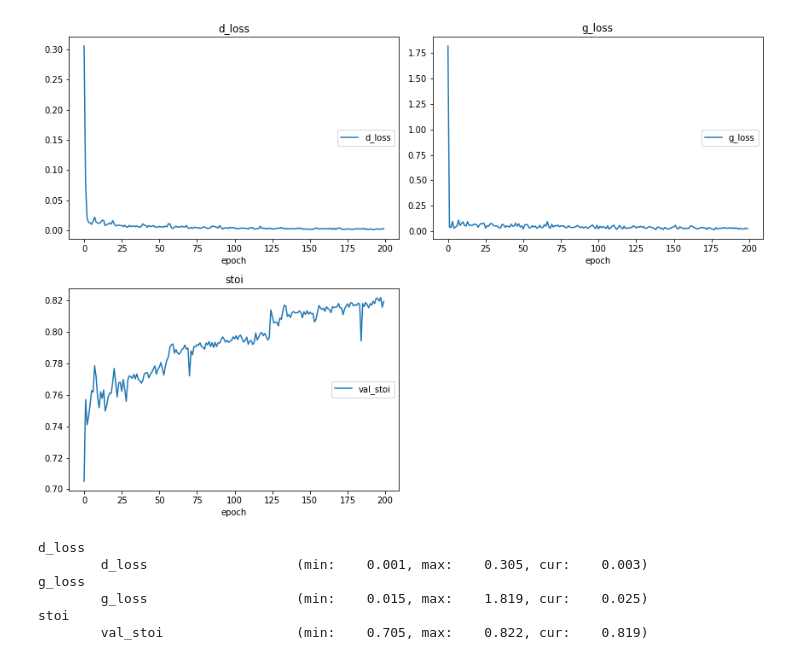
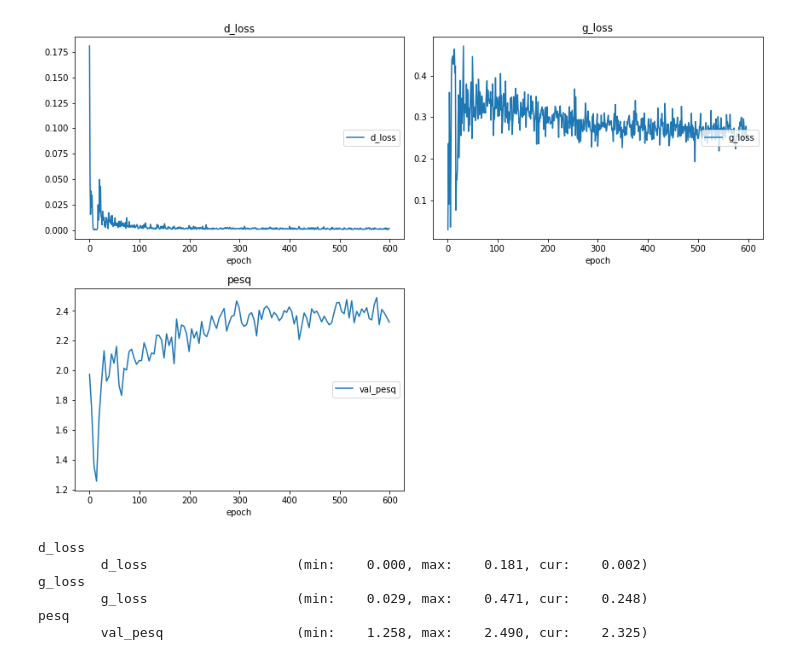
Before and after one commit to AverageName/Vk_MetricGan, a Jupyter notebook: Vk.ipynb, the cells around one changed output. Drawn from its saved outputs; the diff is of its cells as text; code cells hidden in the pictures.

```diff
--- a/Vk.ipynb
+++ b/Vk.ipynb
@@ -392,4 +8,13 @@ class MetricGan(nn.Module):
+# %%
+import os
+import torch
+os.chdir('/content/drive/My Drive/Colab Notebooks/Vk_MetricGan/')
+from utils import AudioDataset
+
+train_dataset = AudioDataset('/content/drive/My Drive/clean_trainset_wav', '/content/drive/My Drive/noisy_trainset_wav')
+val_dataset = AudioDataset('/content/drive/My Drive/clean_testset_resampled_wav', '/content/drive/My Drive/noisy_testset_resampled_wav')
 # %%
-#train_dataset = Timit('/content/drive/My Drive/data/lisa/data/timit/raw/TIMIT/TRAIN/', '/content/drive/My Drive/noisy_wavs/')
+from torch.utils.data.dataloader import DataLoader
+
 train_dataloader = DataLoader(train_dataset, batch_size=1, shuffle=True, num_workers=2)
-val_dataloader = DataLoader(val_dataset, batch_size=1, num_workers=2)
+val_dataloader = DataLoader(val_dataset, batch_size=1, num_workers=1)
@@ -445,58 +48,69 @@ def validation_metrics(model, val_dataloader, logs, val_best):
 # %%
+import torch
 from livelossplot import PlotLosses
+from MetricGan import MetricGan
+from livelossplot import PlotLosses
+import random
+import copy
+import time
 
-model = MetricGan(257, 200, 2, 300, "stoi", device=torch.device("cuda:0"))
+model = MetricGan(257, 200, 2, 300, "pesq", device=torch.device("cuda:0"))
 #model.load_state_dict(torch.load('/content/drive/My Drive/best_gan_checkp.pt'))
-optimizer_g = torch.optim.Adam(model.G.parameters(), betas=[0.5, 0.999], lr=0.0001)
-optimizer_d = torch.optim.Adam(model.D.parameters(), lr=0.0001)
-epochs = 200
+optimizer_g = torch.optim.Adam(model.G.parameters(), betas=[0.9, 0.999], lr=0.001)
+optimizer_d = torch.optim.Adam(model.D.parameters(), lr=0.001)
+epochs = 600
 liveloss = PlotLosses()
 val_best = 0.0
 for epoch in range(epochs):
     logs = {}
     running_loss_g = 0.0
     running_loss_d = 0.0
 
+    model.train()
     for idx, batch in enumerate(train_dataloader):
         if idx < 100:
-            optimizer_g.zero_grad()
-            loss_g = model.backward_G(batch)
-            running_loss_g += loss_g
-            optimizer_g.step()
+            if epoch == 0:
+                continue
+            else:
+                optimizer_g.zero_grad()
+                loss_g = model.backward_G(batch)
+                #print("Ground truth")
+                running_loss_g += loss_g
+                optimizer_g.step()
+        elif idx >= 100 and idx < 200:
 
-        # noisy = batch["noisy"].to(model.device)
-        # clean = batch["clean"].to(model.device)
-
-        # denoised = model.forward(noisy)
-        # logits = model.D(torch.stack([denoised, clean], dim=1))
-        # print(logits)
-        # print("Gen loss: ", loss_g)
-
-        elif idx >= 100 and idx < 200:
             optimizer_d.zero_grad()
             loss_d = model.backward_D(batch)
             running_loss_d += loss_d
-            #print("Discr loss: ", loss_d)
             optimizer_d.step()
+
+            batch["clean_clean"] = True
+
+            optimizer_d.zero_grad()
+            loss_d = model.backward_D(batch)
+            running_loss_d += loss_d
+            optimizer_d.step()
+
         else:
             break
 
 
         if idx % 50 == 49:
             print(idx + 1)
 
-    logs["g_loss"] = running_loss_g / 100
-    logs["d_loss"] = running_loss_d / 100
-    print("G loss: ", logs["g_loss"])
-    print("D loss: ", logs["d_loss"])
-    logs, val_best = validation_metrics(model, val_dataloader, logs, val_best)
+    if epoch > 0:
+        logs["g_loss"] = running_loss_g / 100
+
+    logs["d_loss"] = running_loss_d / 200
+    if (epoch + 1) % 5 == 0 or epoch == 0:
+        logs, val_best = validation_metrics(model, val_dataloader, logs, val_best)
     liveloss.update(logs)
     liveloss.send()
 # %% [output]
-[figure, old version]
+[figure, new version]
 d_loss
-        d_loss                   (min:    0.001, max:    0.305, cur:    0.003)
+        d_loss                   (min:    0.000, max:    0.181, cur:    0.002)
 g_loss
-        g_loss                   (min:    0.015, max:    1.819, cur:    0.025)
-stoi
-        val_stoi                 (min:    0.705, max:    0.822, cur:    0.819)
+        g_loss                   (min:    0.029, max:    0.471, cur:    0.248)
+pesq
+        val_pesq                 (min:    1.258, max:    2.490, cur:    2.325)
```
Also changed, not shown: parts of 38 cells of this notebook, 3 other files.
